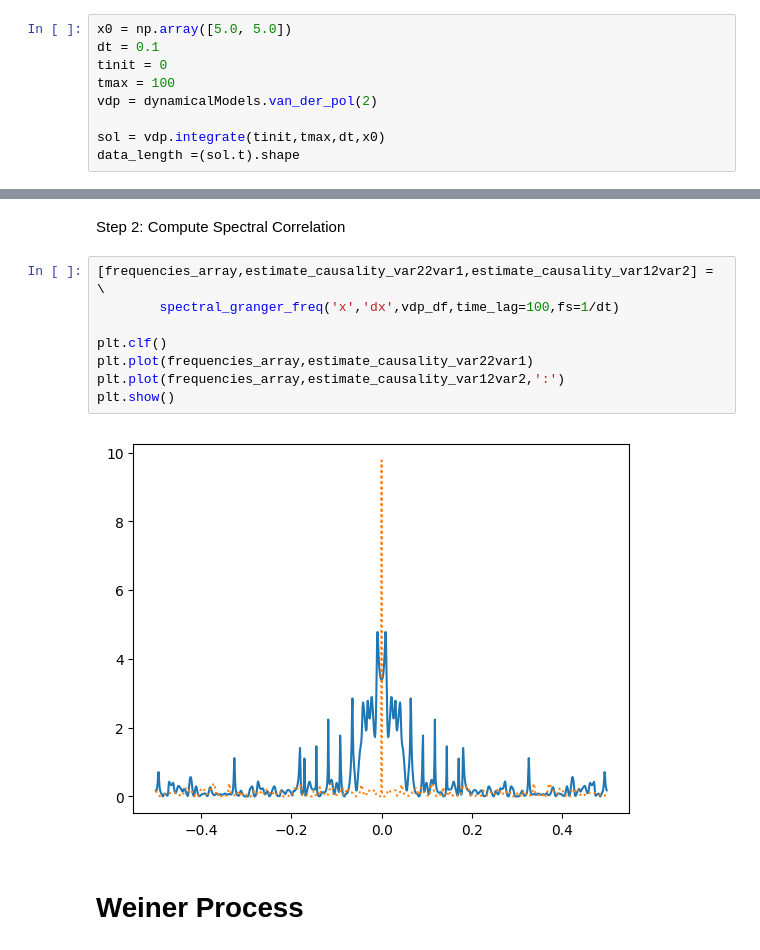
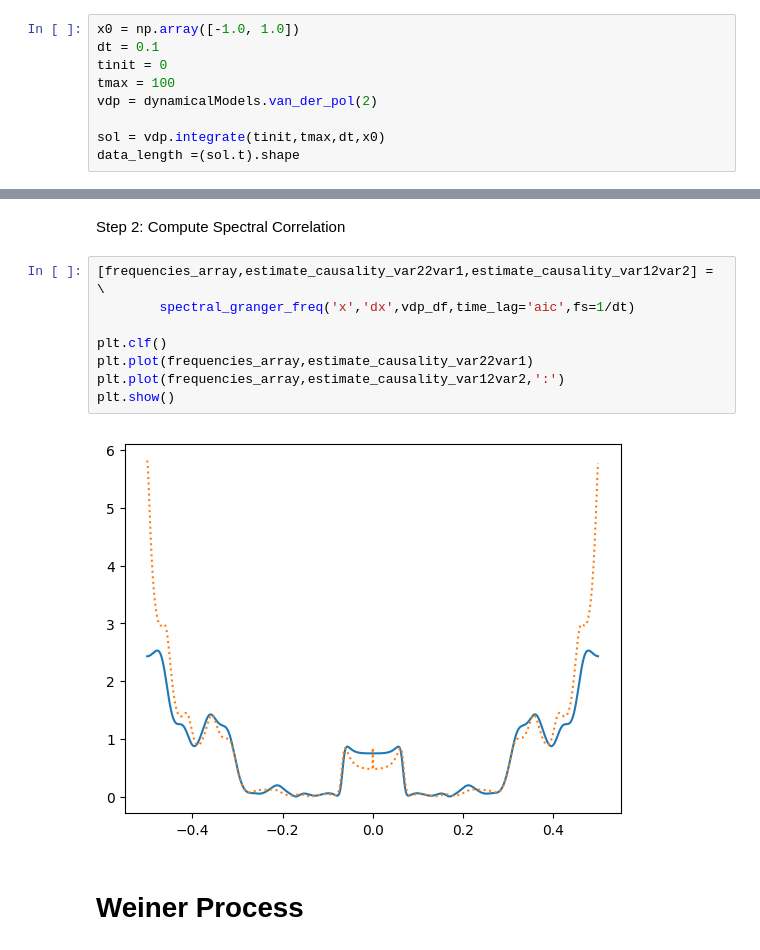
Before and after one commit to data-driven-dynamical-systems/Andre, a Jupyter notebook: Spectral_Domain_Granger_Analysis_Part_2.ipynb, the cells around one changed output, grey strips where cells are left out. Drawn from its saved outputs; the diff is of its cells as text.

```diff
--- a/Spectral_Domain_Granger_Analysis_Part_2.ipynb
+++ b/Spectral_Domain_Granger_Analysis_Part_2.ipynb
@@ -121,7 +149,7 @@ plt.show()
 # %% [markdown]
 Step 1a: Generate data
 # %%
-x0 = np.array([5.0, 5.0])
+x0 = np.array([-1.0, 1.0])
 dt = 0.1
 tinit = 0
 tmax = 100
@@ -153,14 +207,14 @@ vdp_df = vdp_df.dropna()
 Step 2: Compute Spectral Correlation
 # %%
 [frequencies_array,estimate_causality_var22var1,estimate_causality_var12var2] = \
-        spectral_granger_freq('x','dx',vdp_df,time_lag=100,fs=1/dt)
+        spectral_granger_freq('x','dx',vdp_df,time_lag='aic',fs=1/dt)
 
 plt.clf()
 plt.plot(frequencies_array,estimate_causality_var22var1)
 plt.plot(frequencies_array,estimate_causality_var12var2,':')
 plt.show()
 # %% [output]
-[figure, old version]
+[figure, new version]
 # %% [markdown]
 # Weiner Process
 # %% [markdown]
```
Also changed, not shown: parts of 31 cells of this notebook.
